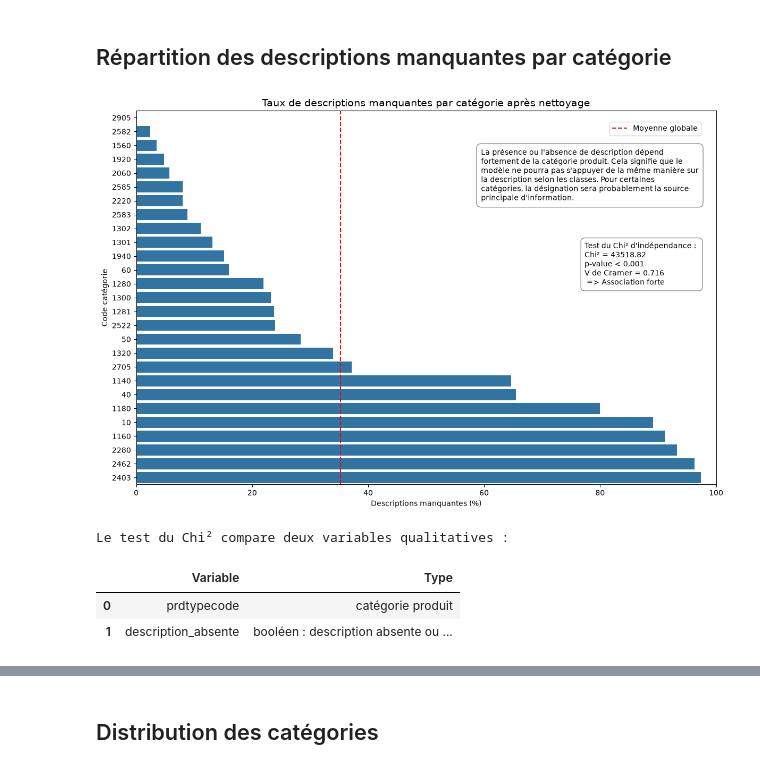
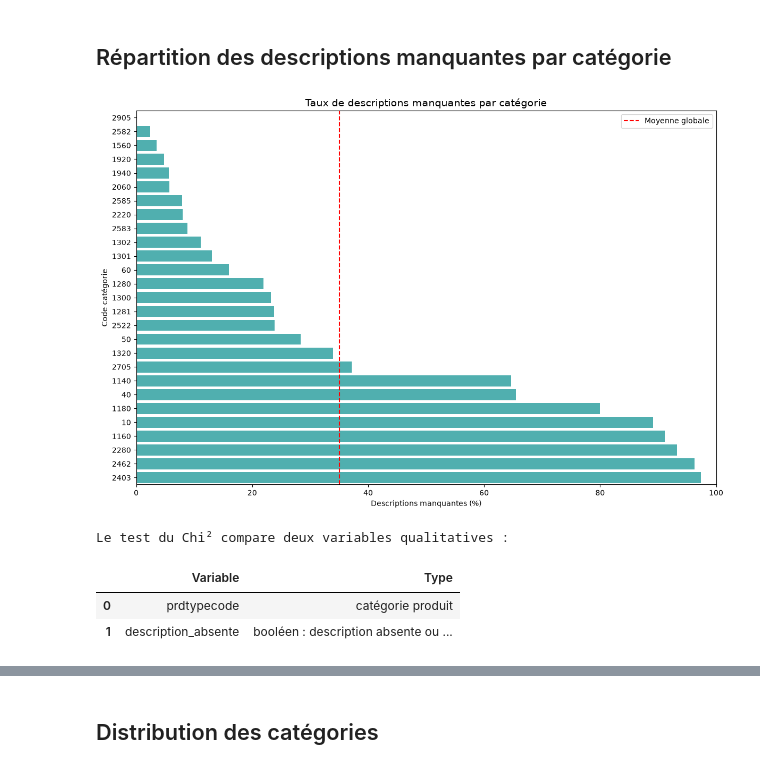
Before and after one commit to DataScientest-Studio/sep25_alt2_iia_rakuten_2, a Jupyter notebook: Exploration_donnees_&_Dataviz/Explo_Dataviz_img+txt.ipynb, the cells around one changed output, grey strips where cells are left out. Cells and saved outputs as stored; diff of their text form; code cells hidden in the pictures.

```diff
--- a/Exploration_donnees_&_Dataviz/Explo_Dataviz_img+txt.ipynb
+++ b/Exploration_donnees_&_Dataviz/Explo_Dataviz_img+txt.ipynb
@@ -598,31 +598,15 @@ Cette approche permet de conserver la désignation, présente pour tous les prod
 # %% [markdown]
 ## Répartition des descriptions manquantes par catégorie
 # %%
-# Nettoyage simple du HTML
-def clean_text(x):
-    if pd.isna(x):
-        return ""
-    x = re.sub(r"<[^>]+>", " ", str(x))
-    x = html.unescape(x)
-    x = re.sub(r"\s+", " ", x)
-    return x.strip()
 
-df["designation_clean"] = df["designation"].apply(clean_text)
-df["description_clean"] = df["description"].apply(clean_text)
-
-df["description_absente"] = df["description_clean"].eq("")
+df["description_absente"] = (df["description"].isna()) | (df["description"].astype(str).str.strip().eq(""))
 
 # Agrégation
-desc_missing = (
-    df.groupby("prdtypecode")
-    .agg(
-        nb_produits=("prdtypecode", "size"),
-        taux_description_absente=("description_absente", "mean")
-    )
-    .reset_index()
-)
+desc_missing = df.groupby("prdtypecode").agg(   nb_produits=("prdtypecode", "size"),
+                                                taux_description_absente=("description_absente", "mean")).reset_index()
 
 desc_missing["taux_description_absente_pct"] = desc_missing["taux_description_absente"] * 100
+desc_missing["prdtypecode"] = desc_missing["prdtypecode"].astype(str)
 desc_missing = desc_missing.sort_values("taux_description_absente_pct")
 
 # Calcul du Chi²
@@ -634,15 +618,14 @@ n = contingence.to_numpy().sum()
 v_cramer = math.sqrt(chi2 / (n * (min(contingence.shape) - 1)))
 
 # Graphique
-import textwrap
-
 fig, ax = plt.subplots(figsize=(12, 8))
 
 sns.barplot(
     data=desc_missing,
     x="taux_description_absente_pct",
-    y=desc_missing["prdtypecode"].astype(str),
-    ax=ax
+    y=desc_missing["prdtypecode"],
+    ax=ax,
+    color="#40BFBF"
 )
 
 ax.axvline(
@@ -652,94 +635,38 @@ ax.axvline(
     color="red"
 )
 
-ax.set_title("Taux de descriptions manquantes par catégorie après nettoyage", fontsize=14)
+ax.set_title("Taux de descriptions manquantes par catégorie", fontsize=14)
 ax.set_xlabel("Descriptions manquantes (%)")
 ax.set_ylabel("Code catégorie")
 ax.set_xlim(0, 100)
-ax.legend(
-    loc="upper right",
-    bbox_to_anchor=(0.98, 0.98),
-    frameon=True
-)
-
-# Texte interprétation
-texte_interpretation = (
-    "La présence ou l'absence de description dépend fortement de la catégorie produit. "
-    "Cela signifie que le modèle ne pourra pas s'appuyer de la même manière sur la description "
-    "selon les classes. Pour certaines catégories, la désignation sera probablement la source "
-    "principale d'information."
-)
-
-texte_interpretation = textwrap.fill(texte_interpretation, width=55)
-
-# Bulle principale dans le graphique, en haut à droite
-ax.text(
-    0.97, 0.90,
-    texte_interpretation,
-    transform=ax.transAxes,
-    fontsize=10,
-    ha="right",
-    va="top",
-    multialignment="left",
-    bbox=dict(
-        boxstyle="round,pad=0.6",
-        facecolor="white",
-        edgecolor="gray",
-        alpha=0.9
-    )
-)
-
-# Bulle statistique juste en dessous
-texte_stats = (
-    "Test du Chi² d'indépendance : \n"
-    f"Chi² = {chi2:.2f} \n"
-    "p-value < 0,001\n"
-    f"V de Cramer = {v_cramer:.3f}\n"
-    " => Association forte"
-)
-
-ax.text(
-    0.97, 0.65,
-    texte_stats,
-    transform=ax.transAxes,
-    fontsize=10,
-    ha="right",
-    va="top",
-    multialignment="left",
-    bbox=dict(
-        boxstyle="round,pad=0.5",
-        facecolor="white",
-        edgecolor="gray",
-        alpha=0.9
-    )
-)
+ax.legend(loc="upper right", frameon=True)
 
 plt.tight_layout()
 plt.show()
 
 
 # Test du Chi²
 print("Le test du Chi² compare deux variables qualitatives :")
 display(pd.DataFrame({
     "Variable": ["prdtypecode", "description_absente"],
     "Type": ["catégorie produit", "booléen : description absente ou présente"]
 }))
 
 print("\nHypothèses :")
 print("H0 : La catégorie produit et l'absence de description sont indépendantes.")
 print("H1 : La catégorie produit et l'absence de description ne sont pas indépendantes.")
 print()
 
 
 
 print(f"Un Chi² à {chi2:.2f} est très élevé, ce qui indique un écart important entre les effectifs observés et les effectifs attendus si tout était indépendant")
 print("Mais le Chi² seul ne suffit pas à interpréter la force de la dépendance entre les deux variables, surtout avec un grand nombre d'observations.")
 print()
 print(f"une p-value à {p_value:.4e}, donc non nulle mais très proche de 0, ce qui permet de rejeter l'hypothèse nulle d'indépendance entre les deux variables.")
 print()
 print(f"Un V de Cramer à {v_cramer:.3f}, donc > à 0.5, indique une association très forte entre la catégorie produit et l'absence de description")
 # %% [output]
-[figure, old version]
+[figure, new version]
 Le test du Chi² compare deux variables qualitatives :
 |  | Variable | Type |
 | 0 | prdtypecode | catégorie produit |
```
Also changed, not shown: parts of 5 cells of this notebook.
